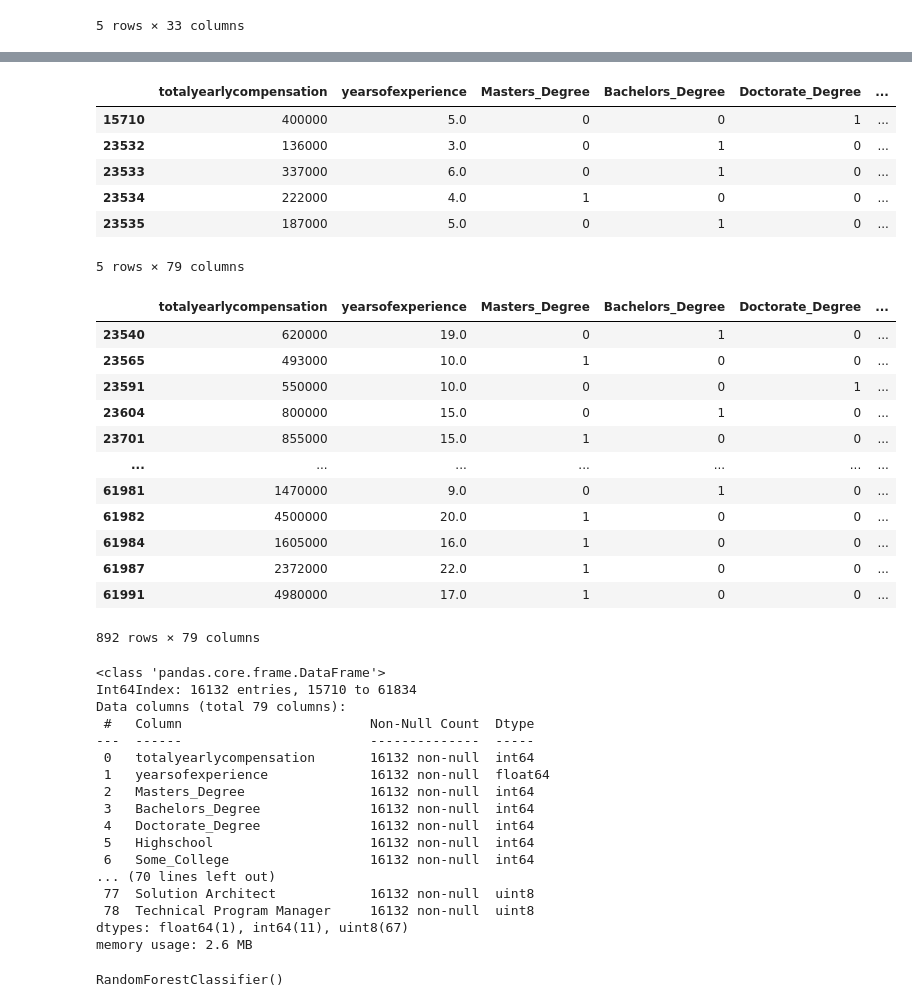
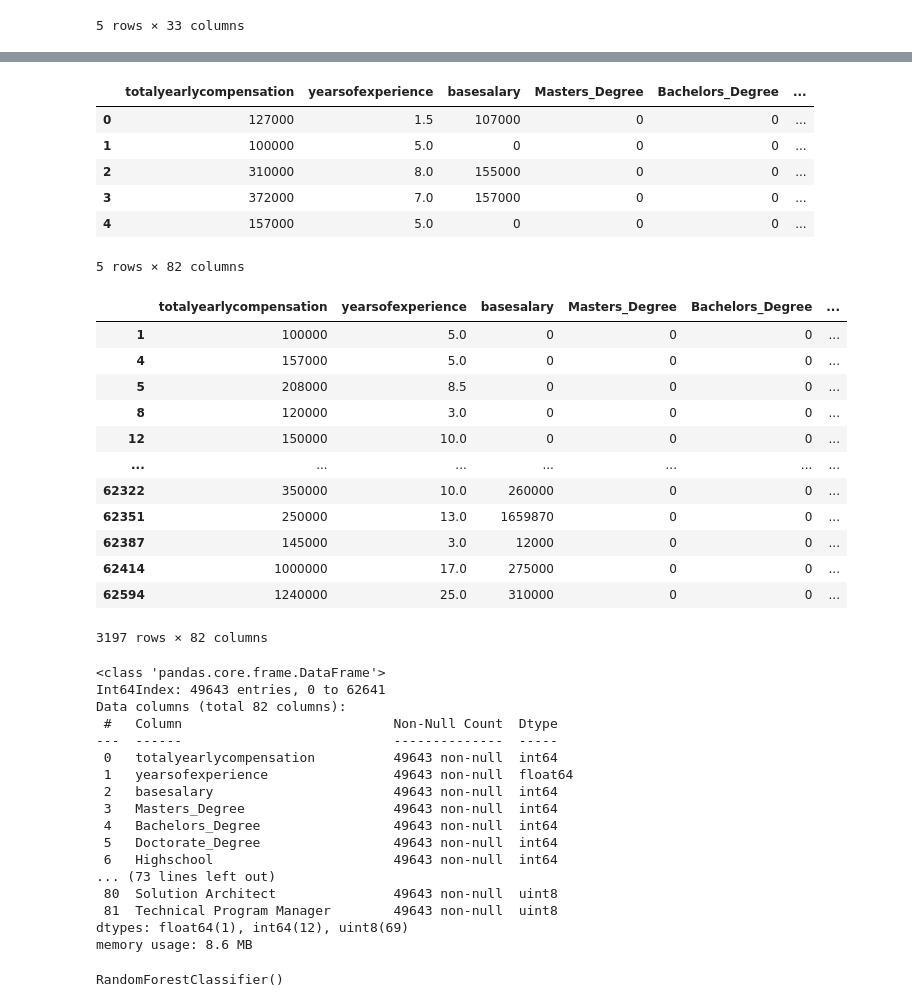
Before and after one commit to kristenfarabaugh/Project-4, a Jupyter notebook: Project 4 - Decision Tree w.o Outliers.ipynb, the cells around one changed output, grey strips where cells are left out. Saved outputs shown, nothing was run; the diff lists cells and outputs as text; code cells hidden in the pictures.

Commit message:
outliers with randomforest

```diff
--- a/Project 4 - Decision Tree w.o Outliers.ipynb
+++ b/Project 4 - Decision Tree w.o Outliers.ipynb
@@ -99,5 +99,5 @@ memory usage: 4.4+ MB
 # %%
-df_clean = df[['title', 'totalyearlycompensation', 'yearsofexperience','gender','Masters_Degree', 'Bachelors_Degree', 'Doctorate_Degree',
+df_clean = df[['title', 'totalyearlycompensation', 'yearsofexperience','basesalary','gender','Masters_Degree', 'Bachelors_Degree', 'Doctorate_Degree',
        'Highschool', 'Some_College', 'Race_Asian', 'Race_White',
        'Race_Two_Or_More', 'Race_Black', 'Race_Hispanic','state']]
 df_clean.head()
@@ -149,57 +149,57 @@ df_clean = df_clean.drop(['title', 'gender', 'state'], axis=1)
 
 df_clean.head()
 # %% [output]
-|  | totalyearlycompensation | yearsofexperience | Masters_Degree | Bachelors_Degree | Doctorate_Degree | ... |
-| 15710 | 400000 | 5.0 | 0 | 0 | 1 | ... |
-| 23532 | 136000 | 3.0 | 0 | 1 | 0 | ... |
-| 23533 | 337000 | 6.0 | 0 | 1 | 0 | ... |
-| 23534 | 222000 | 4.0 | 1 | 0 | 0 | ... |
-| 23535 | 187000 | 5.0 | 0 | 1 | 0 | ... |
+|  | totalyearlycompensation | yearsofexperience | basesalary | Masters_Degree | Bachelors_Degree | ... |
+| 0 | 127000 | 1.5 | 107000 | 0 | 0 | ... |
+| 1 | 100000 | 5.0 | 0 | 0 | 0 | ... |
+| 2 | 310000 | 8.0 | 155000 | 0 | 0 | ... |
+| 3 | 372000 | 7.0 | 157000 | 0 | 0 | ... |
+| 4 | 157000 | 5.0 | 0 | 0 | 0 | ... |
-5 rows × 79 columns
+5 rows × 82 columns
 # %%
-Q1 = df_clean['totalyearlycompensation'].quantile(0.25)
-Q3 = df_clean['totalyearlycompensation'].quantile(0.75)
+Q1 = df_clean['basesalary'].quantile(0.25)
+Q3 = df_clean['basesalary'].quantile(0.75)
 IQR = Q3 - Q1
 
 lower_bound = Q1 - 1.5 * IQR
 upper_bound = Q3 + 1.5 * IQR
 
-outliers = df_clean[(df_clean['totalyearlycompensation'] < lower_bound) | (df_clean['totalyearlycompensation'] > upper_bound)]
+outliers = df_clean[(df_clean['basesalary'] < lower_bound) | (df_clean['basesalary'] > upper_bound)]
 outliers
 # %% [output]
-|  | totalyearlycompensation | yearsofexperience | Masters_Degree | Bachelors_Degree | Doctorate_Degree | ... |
-| 23540 | 620000 | 19.0 | 0 | 1 | 0 | ... |
-| 23565 | 493000 | 10.0 | 1 | 0 | 0 | ... |
-| 23591 | 550000 | 10.0 | 0 | 0 | 1 | ... |
-| 23604 | 800000 | 15.0 | 0 | 1 | 0 | ... |
-| 23701 | 855000 | 15.0 | 1 | 0 | 0 | ... |
+|  | totalyearlycompensation | yearsofexperience | basesalary | Masters_Degree | Bachelors_Degree | ... |
+| 1 | 100000 | 5.0 | 0 | 0 | 0 | ... |
+| 4 | 157000 | 5.0 | 0 | 0 | 0 | ... |
+| 5 | 208000 | 8.5 | 0 | 0 | 0 | ... |
+| 8 | 120000 | 3.0 | 0 | 0 | 0 | ... |
+| 12 | 150000 | 10.0 | 0 | 0 | 0 | ... |
 | ... | ... | ... | ... | ... | ... | ... |
-| 61981 | 1470000 | 9.0 | 0 | 1 | 0 | ... |
-| 61982 | 4500000 | 20.0 | 1 | 0 | 0 | ... |
-| 61984 | 1605000 | 16.0 | 1 | 0 | 0 | ... |
-| 61987 | 2372000 | 22.0 | 1 | 0 | 0 | ... |
-| 61991 | 4980000 | 17.0 | 1 | 0 | 0 | ... |
+| 62322 | 350000 | 10.0 | 260000 | 0 | 0 | ... |
+| 62351 | 250000 | 13.0 | 1659870 | 0 | 0 | ... |
+| 62387 | 145000 | 3.0 | 12000 | 0 | 0 | ... |
+| 62414 | 1000000 | 17.0 | 275000 | 0 | 0 | ... |
+| 62594 | 1240000 | 25.0 | 310000 | 0 | 0 | ... |
-892 rows × 79 columns
+3197 rows × 82 columns
 # %%
-no_outliers = df_clean.drop(df_clean[(df_clean['totalyearlycompensation'] < lower_bound) | (df_clean['totalyearlycompensation'] > upper_bound)].index)
+no_outliers = df_clean.drop(df_clean[(df_clean['basesalary'] < lower_bound) | (df_clean['basesalary'] > upper_bound)].index)
 no_outliers.info()
 # %% [output]
 <class 'pandas.core.frame.DataFrame'>
-Int64Index: 16132 entries, 15710 to 61834
-Data columns (total 79 columns):
- #   Column                        Non-Null Count  Dtype
----  ------                        --------------  -----
- 0   totalyearlycompensation       16132 non-null  int64
- 1   yearsofexperience             16132 non-null  float64
- 2   Masters_Degree                16132 non-null  int64
- 3   Bachelors_Degree              16132 non-null  int64
- 4   Doctorate_Degree              16132 non-null  int64
- 5   Highschool                    16132 non-null  int64
- 6   Some_College                  16132 non-null  int64
-... (70 lines left out)
- 77  Solution Architect            16132 non-null  uint8
- 78  Technical Program Manager     16132 non-null  uint8
-dtypes: float64(1), int64(11), uint8(67)
-memory usage: 2.6 MB
+Int64Index: 49643 entries, 0 to 62641
+Data columns (total 82 columns):
+ #   Column                           Non-Null Count  Dtype
+---  ------                           --------------  -----
+ 0   totalyearlycompensation          49643 non-null  int64
+ 1   yearsofexperience                49643 non-null  float64
+ 2   basesalary                       49643 non-null  int64
+ 3   Masters_Degree                   49643 non-null  int64
+ 4   Bachelors_Degree                 49643 non-null  int64
+ 5   Doctorate_Degree                 49643 non-null  int64
+ 6   Highschool                       49643 non-null  int64
+... (73 lines left out)
+ 80  Solution Architect               49643 non-null  uint8
+ 81  Technical Program Manager        49643 non-null  uint8
+dtypes: float64(1), int64(12), uint8(69)
+memory usage: 8.6 MB
 # %%
 import pandas as pd
```
Also changed, not shown: parts of 11 cells of this notebook.
